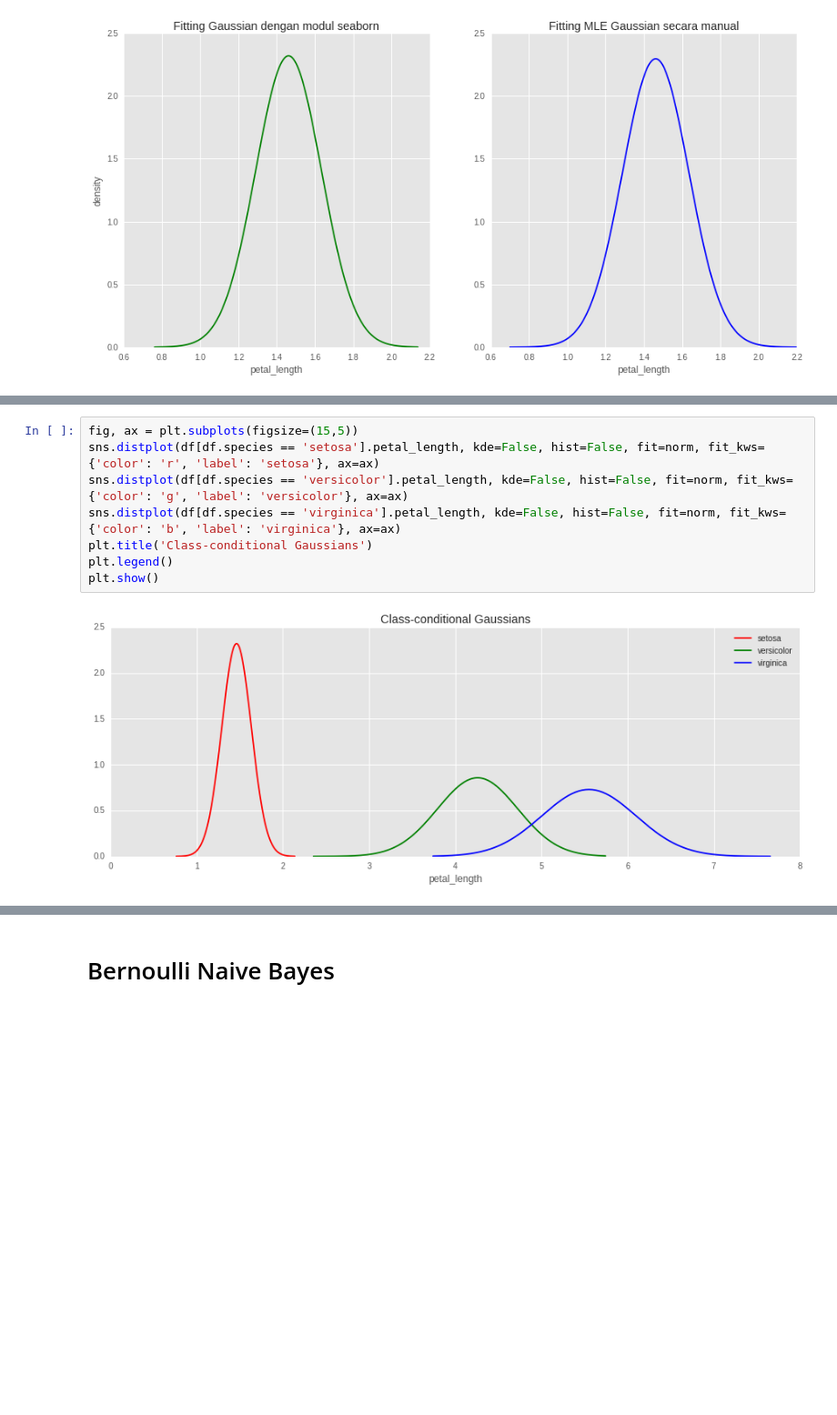
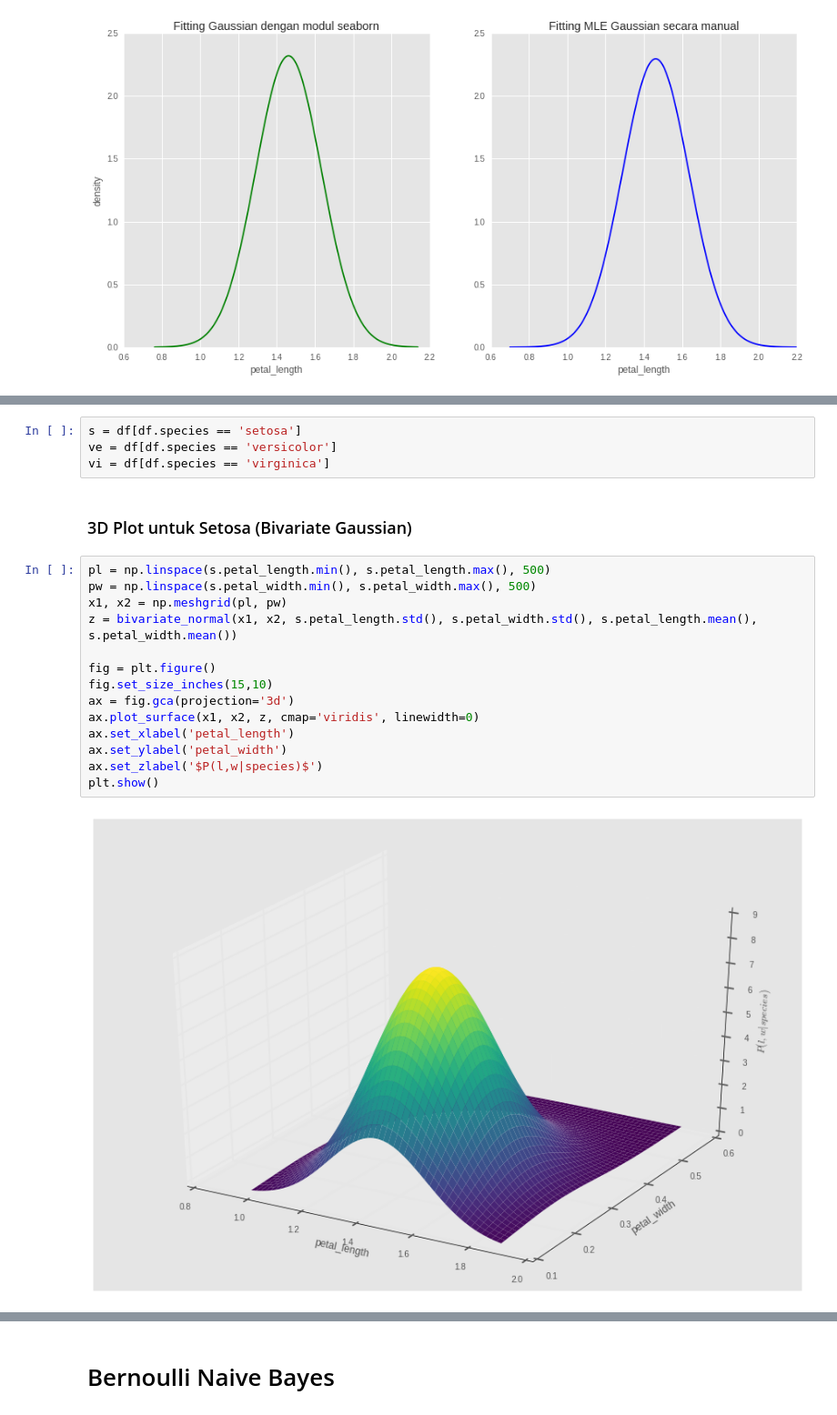
Before and after one commit to aliakbars/uai-dm, a Jupyter notebook: scripts/lab2.ipynb, the cells around one changed output, grey strips where cells are left out. Shown: that part at 91% size. Drawn from its saved outputs; the diff is of its cells as text; blank space fills up the shorter version.

```diff
--- a/scripts/lab2.ipynb
+++ b/scripts/lab2.ipynb
@@ -70,13 +76,25 @@ plt.show()
 [figure]
 # %% [markdown]
 ![Gaussian MLE](http://uai.aliakbars.com/images/mle.gif)
-# %%
-fig, ax = plt.subplots(figsize=(15,5))
-sns.distplot(df[df.species == 'setosa'].petal_length, kde=False, hist=False, fit=norm, fit_kws={'color': 'r', 'label': 'setosa'}, ax=ax)
-sns.distplot(df[df.species == 'versicolor'].petal_length, kde=False, hist=False, fit=norm, fit_kws={'color': 'g', 'label': 'versicolor'}, ax=ax)
-sns.distplot(df[df.species == 'virginica'].petal_length, kde=False, hist=False, fit=norm, fit_kws={'color': 'b', 'label': 'virginica'}, ax=ax)
-plt.title('Class-conditional Gaussians')
-plt.legend()
-plt.show()
-# %% [output]
-[figure, removed]
+# %%
+s = df[df.species == 'setosa']
+ve = df[df.species == 'versicolor']
+vi = df[df.species == 'virginica']
+# %% [markdown]
+### 3D Plot untuk Setosa (Bivariate Gaussian)
+# %%
+pl = np.linspace(s.petal_length.min(), s.petal_length.max(), 500)
+pw = np.linspace(s.petal_width.min(), s.petal_width.max(), 500)
+x1, x2 = np.meshgrid(pl, pw)
+z = bivariate_normal(x1, x2, s.petal_length.std(), s.petal_width.std(), s.petal_length.mean(), s.petal_width.mean())
+
+fig = plt.figure()
+fig.set_size_inches(15,10)
+ax = fig.gca(projection='3d')
+ax.plot_surface(x1, x2, z, cmap='viridis', linewidth=0)
+ax.set_xlabel('petal_length')
+ax.set_ylabel('petal_width')
+ax.set_zlabel('$P(l,w|species)$')
+plt.show()
+# %% [output]
+[figure, added]
```
Also changed, not shown: parts of 18 cells of this notebook.
